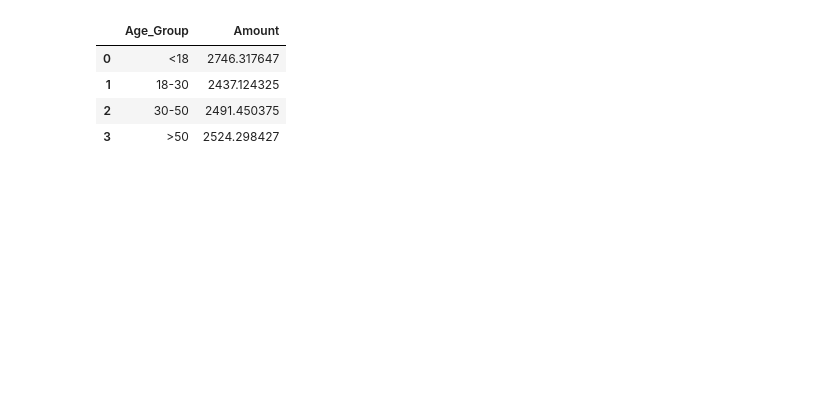
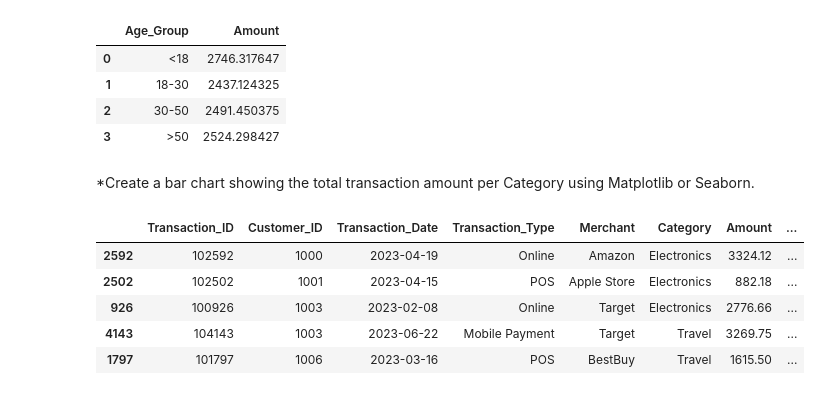
Before and after one commit to priyankrathoddd/Data-Science-Case-Study, a Jupyter notebook: Credit Card Case Study/Credit Card Case Study.ipynb, the cells around one changed output. Cells and saved outputs as stored; diff of their text form; code cells hidden in the pictures; blank space fills up the shorter version.

```diff
--- a/Credit Card Case Study/Credit Card Case Study.ipynb
+++ b/Credit Card Case Study/Credit Card Case Study.ipynb
@@ -515,3 +517,14 @@ avg_amount_per_age_group
 | 1 | 18-30 | 2437.124325 |
 | 2 | 30-50 | 2491.450375 |
 | 3 | >50 | 2524.298427 |
+# %% [markdown]
+*Create a bar chart showing the total transaction amount per Category using Matplotlib or Seaborn.
+# %%
+data.head()
+# %% [output]
+|  | Transaction_ID | Customer_ID | Transaction_Date | Transaction_Type | Merchant | Category | Amount | ... |
+| 2592 | 102592 | 1000 | 2023-04-19 | Online | Amazon | Electronics | 3324.12 | ... |
+| 2502 | 102502 | 1001 | 2023-04-15 | POS | Apple Store | Electronics | 882.18 | ... |
+| 926 | 100926 | 1003 | 2023-02-08 | Online | Target | Electronics | 2776.66 | ... |
+| 4143 | 104143 | 1003 | 2023-06-22 | Mobile Payment | Target | Travel | 3269.75 | ... |
+| 1797 | 101797 | 1006 | 2023-03-16 | POS | BestBuy | Travel | 1615.50 | ... |
```
Also changed, not shown: parts of 5 cells of this notebook.
